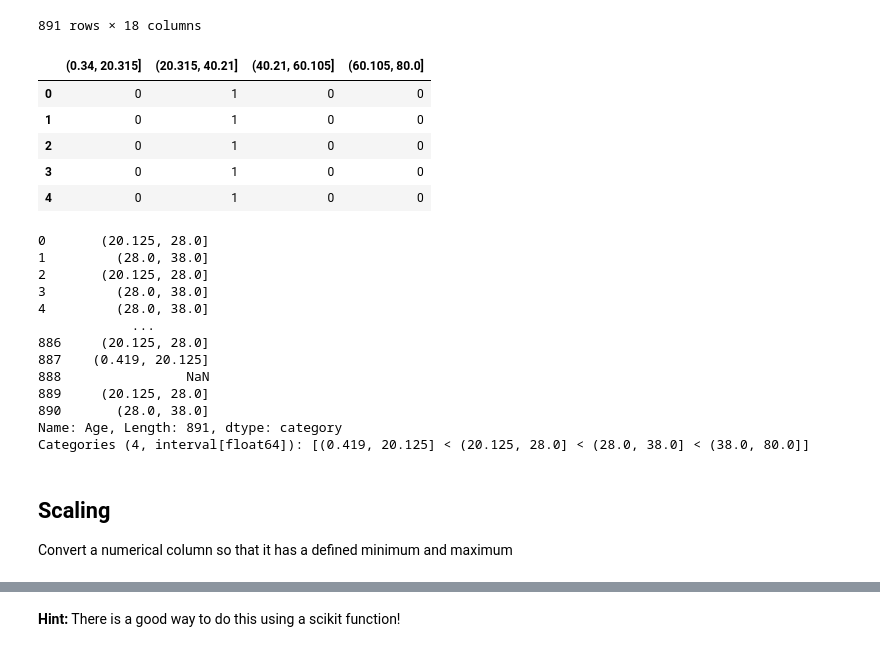
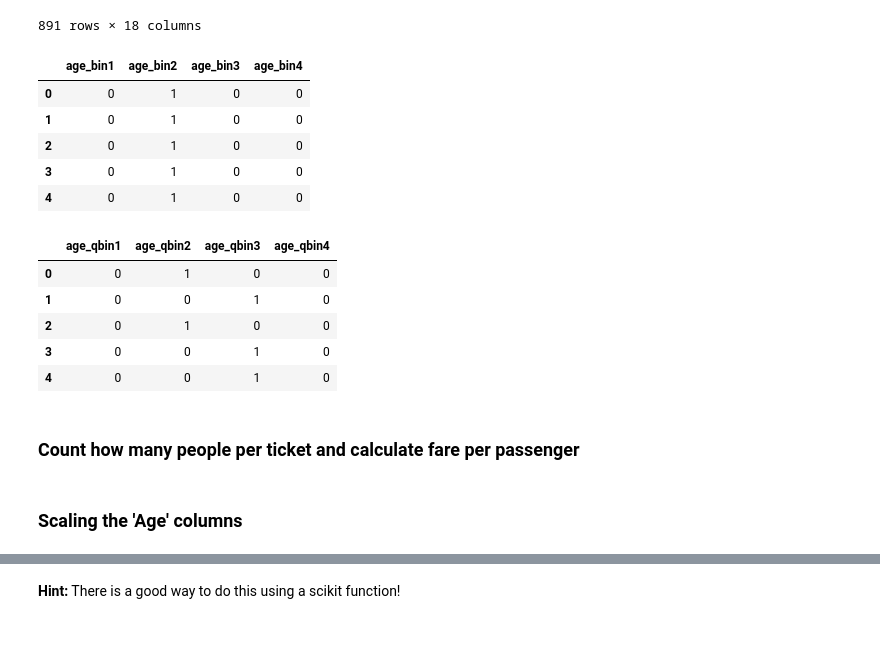
Before and after one commit to julisep/SPICEDbootcamp, a Jupyter notebook: Week_02/Titanic/Model_01.ipynb, the cells around one changed output, grey strips where cells are left out. Drawn from its saved outputs; the diff is of its cells as text; code cells hidden in the pictures.

```diff
--- a/Week_02/Titanic/Model_01.ipynb
+++ b/Week_02/Titanic/Model_01.ipynb
@@ -108,0 +67,5 @@ train2
+# %%
+means_class = train2.groupby('Pclass')['Survived'].mean()
+#means_class
+train2['class_target_enc'] = train2['Pclass'].replace(means_class.to_dict())
+train2
@@ -127,12 +104,12 @@ train2
 | 890 | 891 | 0 | 3 | Dooley, Mr. Patrick | male | 32.0 | 0 | 0 | 370376 | 7.7500 | ... |
 891 rows × 18 columns
 # %%
-bins = pd.cut(train2['Age'], bins=4) #creates 4 equally wide buckets
+bins = pd.cut(train2['Age'], bins=4, labels=['age_bin1', 'age_bin2', 'age_bin3', 'age_bin4']) #creates 4 equally wide buckets
 bins = pd.get_dummies(bins)          #creates 4 one-hot encoded features
+train2 = pd.concat([train2, bins], axis=1)
 bins.head()
-#train2 = pd.concat([train2, bins], axis=1)
 # %% [output]
-|  | (0.34, 20.315] | (20.315, 40.21] | (40.21, 60.105] | (60.105, 80.0] |
+|  | age_bin1 | age_bin2 | age_bin3 | age_bin4 |
 | 0 | 0 | 1 | 0 | 0 |
 | 1 | 0 | 1 | 0 | 0 |
 | 2 | 0 | 1 | 0 | 0 |
@@ -140,22 +117,16 @@ bins.head()
 | 4 | 0 | 1 | 0 | 0 |
 # %%
 #quantile bins
-qbins = pd.qcut(train2['Age'], q=4) #creates 4 buckets with the same number of passengers
-qbins
+qbins = pd.qcut(train2['Age'], q=4, labels=['age_qbin1', 'age_qbin2', 'age_qbin3', 'age_qbin4']) #creates 4 buckets with the same number of passengers
+qbins = pd.get_dummies(qbins)
+train2 = pd.concat([train2, qbins], axis=1)
+qbins.head()
 # %% [output]
-0       (20.125, 28.0]
-1         (28.0, 38.0]
-2       (20.125, 28.0]
-3         (28.0, 38.0]
-4         (28.0, 38.0]
-            ...
-886     (20.125, 28.0]
-887    (0.419, 20.125]
-888                NaN
-889     (20.125, 28.0]
-890       (28.0, 38.0]
-Name: Age, Length: 891, dtype: category
-Categories (4, interval[float64]): [(0.419, 20.125] < (20.125, 28.0] < (28.0, 38.0] < (38.0, 80.0]]
+|  | age_qbin1 | age_qbin2 | age_qbin3 | age_qbin4 |
+| 0 | 0 | 1 | 0 | 0 |
+| 1 | 0 | 0 | 1 | 0 |
+| 2 | 0 | 1 | 0 | 0 |
+| 3 | 0 | 0 | 1 | 0 |
+| 4 | 0 | 0 | 1 | 0 |
-# %% [markdown]
-## Scaling
-Convert a numerical column so that it has a defined minimum and maximum
+# %% [markdown]
+### Count how many people per ticket and calculate fare per passenger
@@ -162,3 +138,5 @@ Convert a numerical column so that it has a defined minimum and maximum
+# %% [markdown]
+### Scaling the 'Age' columns
 # %%
 # min-max scaling: min=0, max=1.0
 # subtract the minimum, devide by range
```
Also changed, not shown: parts of 37 cells of this notebook, 1 other file.
